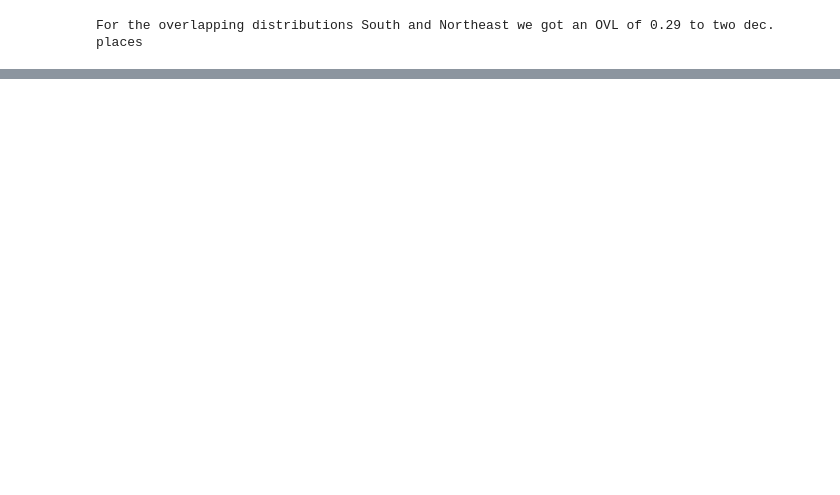
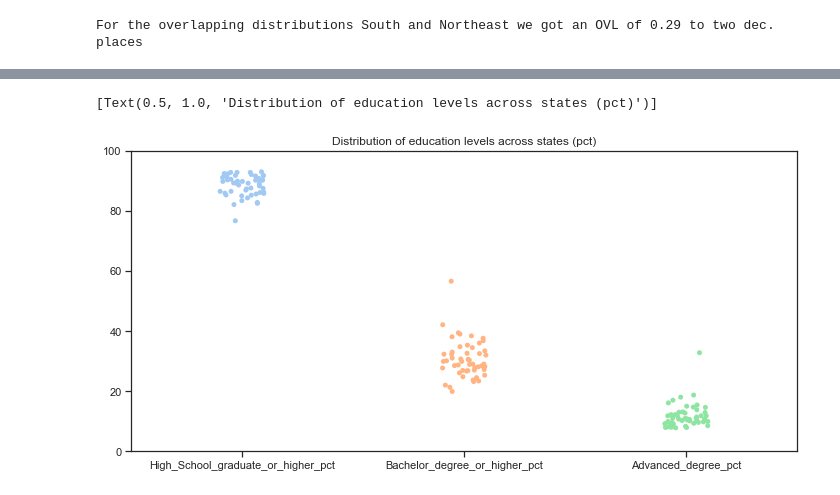
Before and after one commit to maxjoerg/manning_demographic_data_analysis, a Jupyter notebook: visualization.ipynb, the cells around one changed output, grey strips where cells are left out. Cells and saved outputs as stored; diff of their text form; code cells hidden in the pictures; blank space fills up the shorter version.

```diff
--- a/visualization.ipynb
+++ b/visualization.ipynb
@@ -419,0 +496,9 @@ For the overlapping distributions South and Northeast we got an OVL of 0.29 to t
+# %%
+import matplotlib.pyplot as plt
+fig, ax = plt.subplots()
+ax.set_ylim(0,100)
+plt = sns.stripplot(data=df_all.iloc[:, [0,1,2]])
+plt.set(title = "Distribution of education levels across states (pct)")
+# %% [output]
+[Text(0.5, 1.0, 'Distribution of education levels across states (pct)')]
+[figure, added]
```
Also changed, not shown: parts of 16 cells of this notebook.
